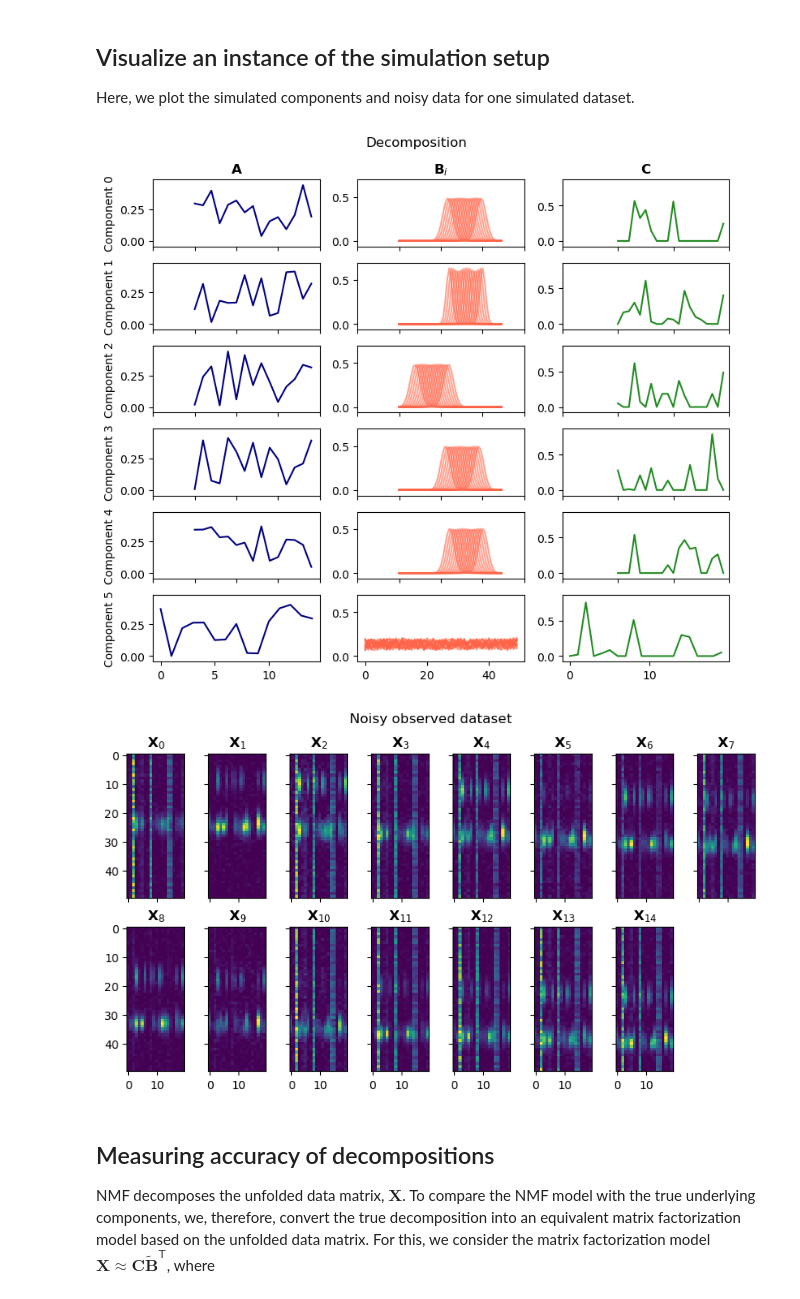
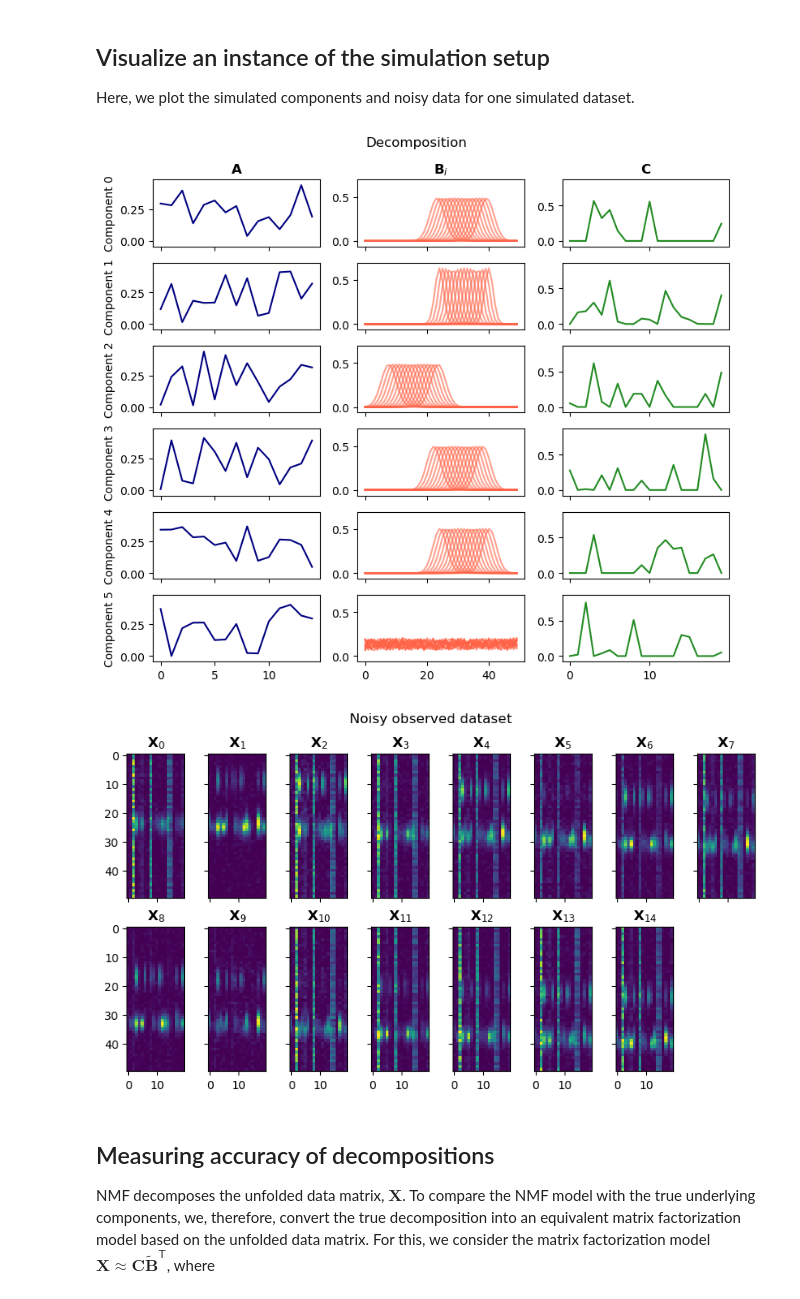
Before and after one commit to MarieRoald/matcouply, a Jupyter notebook: docs/notebooks/notebook_example_comparison.ipynb, the cells around one changed output. Drawn from its saved outputs; the diff is of its cells as text; code cells hidden in the pictures.

Commit message:
Fix xlim

```diff
--- a/docs/notebooks/notebook_example_comparison.ipynb
+++ b/docs/notebooks/notebook_example_comparison.ipynb
@@ -107,34 +107,36 @@ example_B_is = np.stack([normalize(B_i) for B_i in example_B_is], axis=0)
 
 fig, axes = plt.subplots(example_cmf.rank, 3, tight_layout=True, figsize=(8, 7))
 for r, row in enumerate(axes):
     row[0].set_ylabel(f"Component {r}")
     row[0].plot(example_A[:, r], color="navy")
     row[1].plot(example_B_is[:, :, r].T, color="tomato", alpha=0.6)
     row[2].plot(example_C[:, r], color="forestgreen")
 
     row[0].set_ylim(-.1*example_A.max(), 1.1*example_A.max())
     row[1].set_ylim(-.1*example_B_is.max(), 1.1*example_B_is.max())
     row[2].set_ylim(-.1*example_C.max(), 1.1*example_C.max())
     if r != example_rank - 1:
         for ax in row:
+            xlim = ax.get_xlim()
             ax.set_xticks(ax.get_xticks())
             ax.set_xticklabels("" for _ in ax.get_xticks())
+            ax.set_xlim(xlim)
 
 axes[0, 0].set_title("$\mathbf{A}$")
 axes[0, 1].set_title("$\mathbf{B}_{i}$")
 axes[0, 2].set_title("$\mathbf{C}$")
 fig.suptitle("Decomposition")
 
 
 fig, axes = plt.subplots(2, round(example_shape[0]/2), sharex=True, sharey=True, figsize=(10, 5))
 fig.suptitle("Noisy observed dataset")
 for i, (example_noisy_X_i, ax) in enumerate(zip(example_noisy_X_is, axes.ravel())):
     ax.imshow(example_noisy_X_i)
     ax.set_title(f"$\mathbf{{X}}_{{{i}}}$")
 axes.ravel()[-1].axis("off")
 plt.show()
 # %% [output]
-[figure, old version]
+[figure, new version]
 [figure]
 # %% [markdown]
 ## Measuring accuracy of decompositions
```
